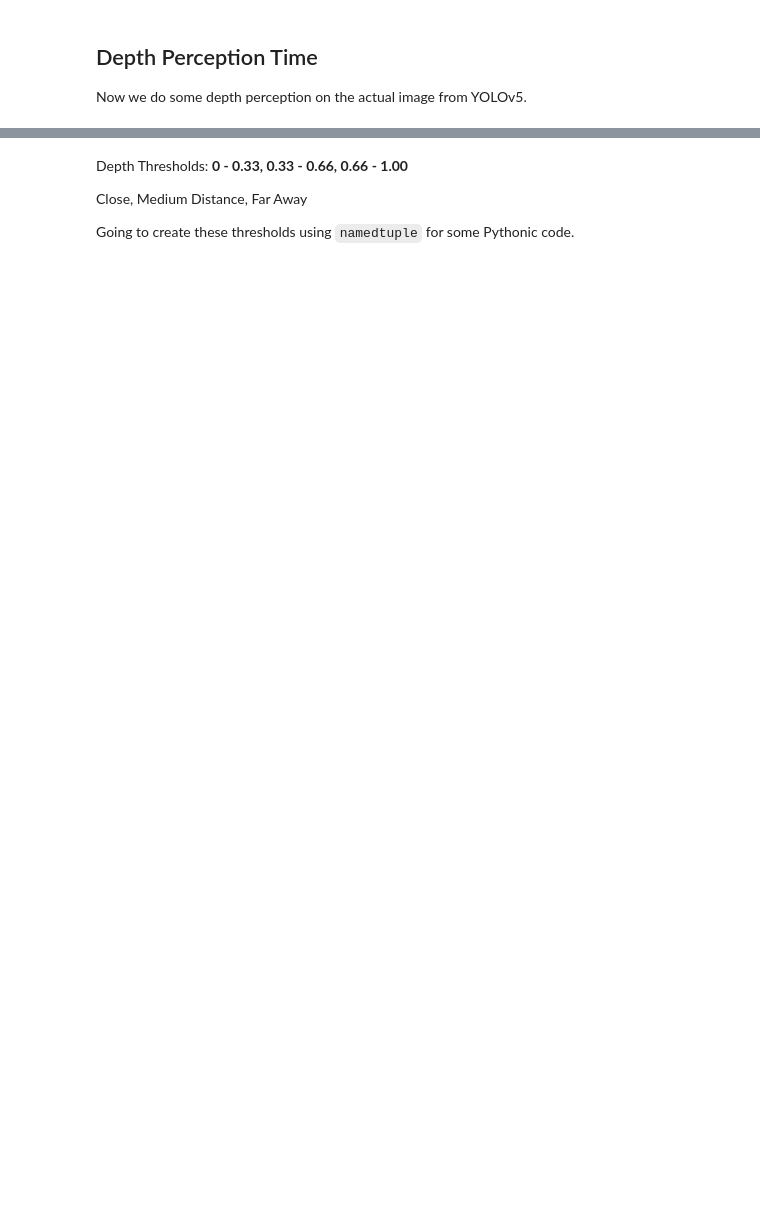
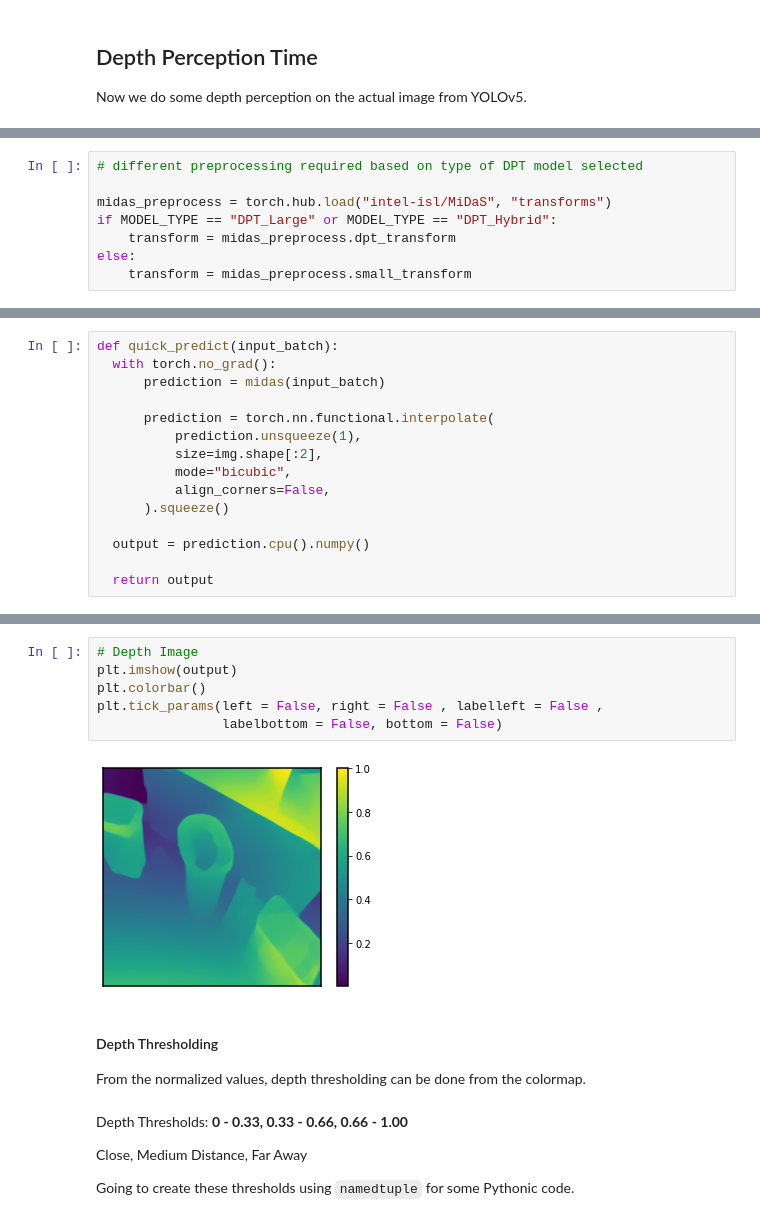
Before and after one commit to AstroNoodles/Mini-Projects, a Jupyter notebook: JR_Depth_Detection.ipynb, the cells around one changed output, grey strips where cells are left out. Saved outputs shown, nothing was run; the diff lists cells and outputs as text; blank space fills up the shorter version.

```diff
--- a/JR_Depth_Detection.ipynb
+++ b/JR_Depth_Detection.ipynb
@@ -241,0 +178,8 @@ plt.colorbar()
+# %%
+# different preprocessing required based on type of DPT model selected
+
+midas_preprocess = torch.hub.load("intel-isl/MiDaS", "transforms")
+if MODEL_TYPE == "DPT_Large" or MODEL_TYPE == "DPT_Hybrid":
+    transform = midas_preprocess.dpt_transform
+else:
+    transform = midas_preprocess.small_transform
@@ -241,0 +197,15 @@ plt.colorbar()
+# %%
+def quick_predict(input_batch):
+  with torch.no_grad():
+      prediction = midas(input_batch)
+
+      prediction = torch.nn.functional.interpolate(
+          prediction.unsqueeze(1),
+          size=img.shape[:2],
+          mode="bicubic",
+          align_corners=False,
+      ).squeeze()
+
+  output = prediction.cpu().numpy()
+
+  return output
@@ -242,3 +229,14 @@ plt.colorbar()
+# %%
+# Depth Image
+plt.imshow(output)
+plt.colorbar()
+plt.tick_params(left = False, right = False , labelleft = False ,
+                labelbottom = False, bottom = False)
+# %% [output]
+[figure, added]
+# %% [markdown]
+#### Depth Thresholding
+From the normalized values, depth thresholding can be done from the colormap.
 # %% [markdown]
 Depth Thresholds: **0 - 0.33, 0.33 - 0.66, 0.66 - 1.00**
 
```
Also changed, not shown: parts of 61 cells of this notebook.
